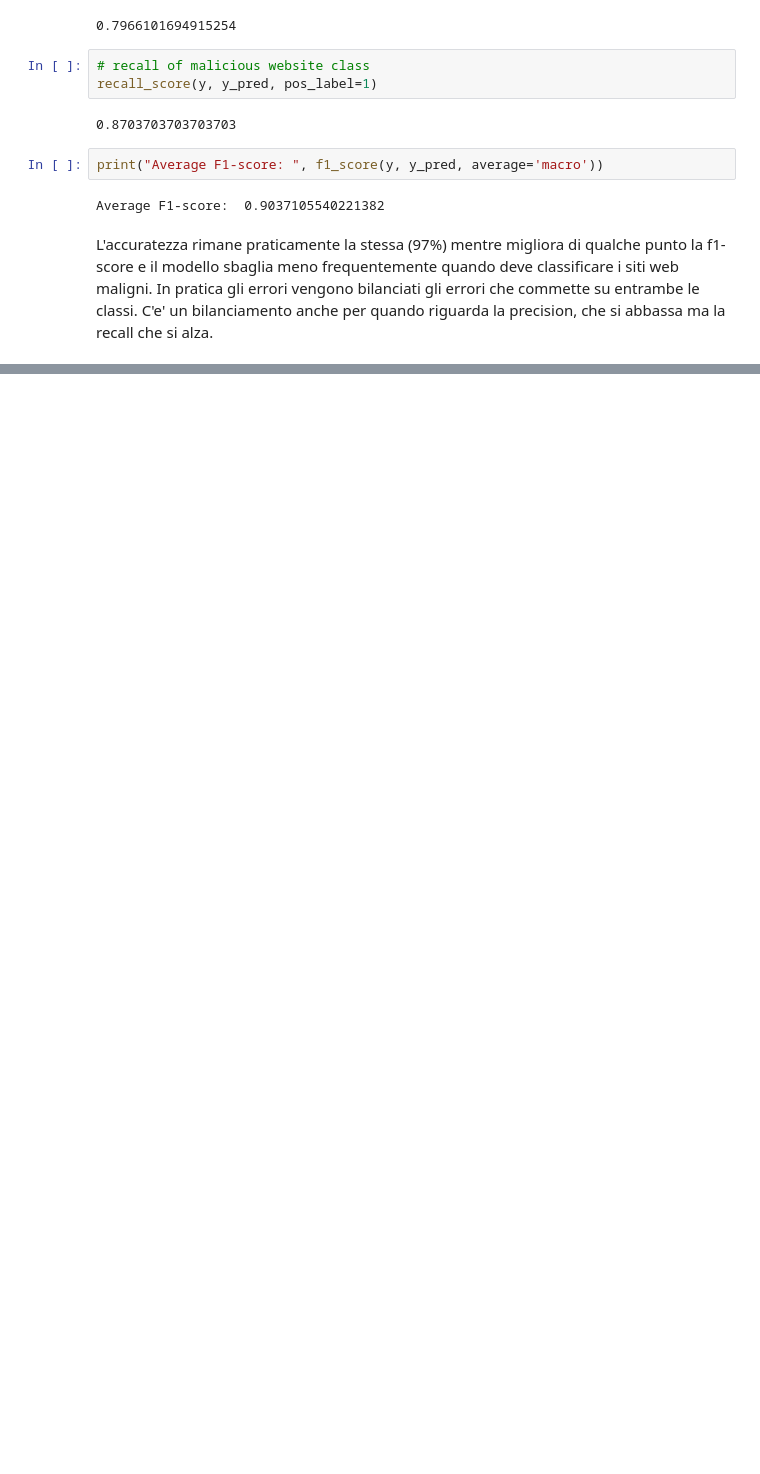
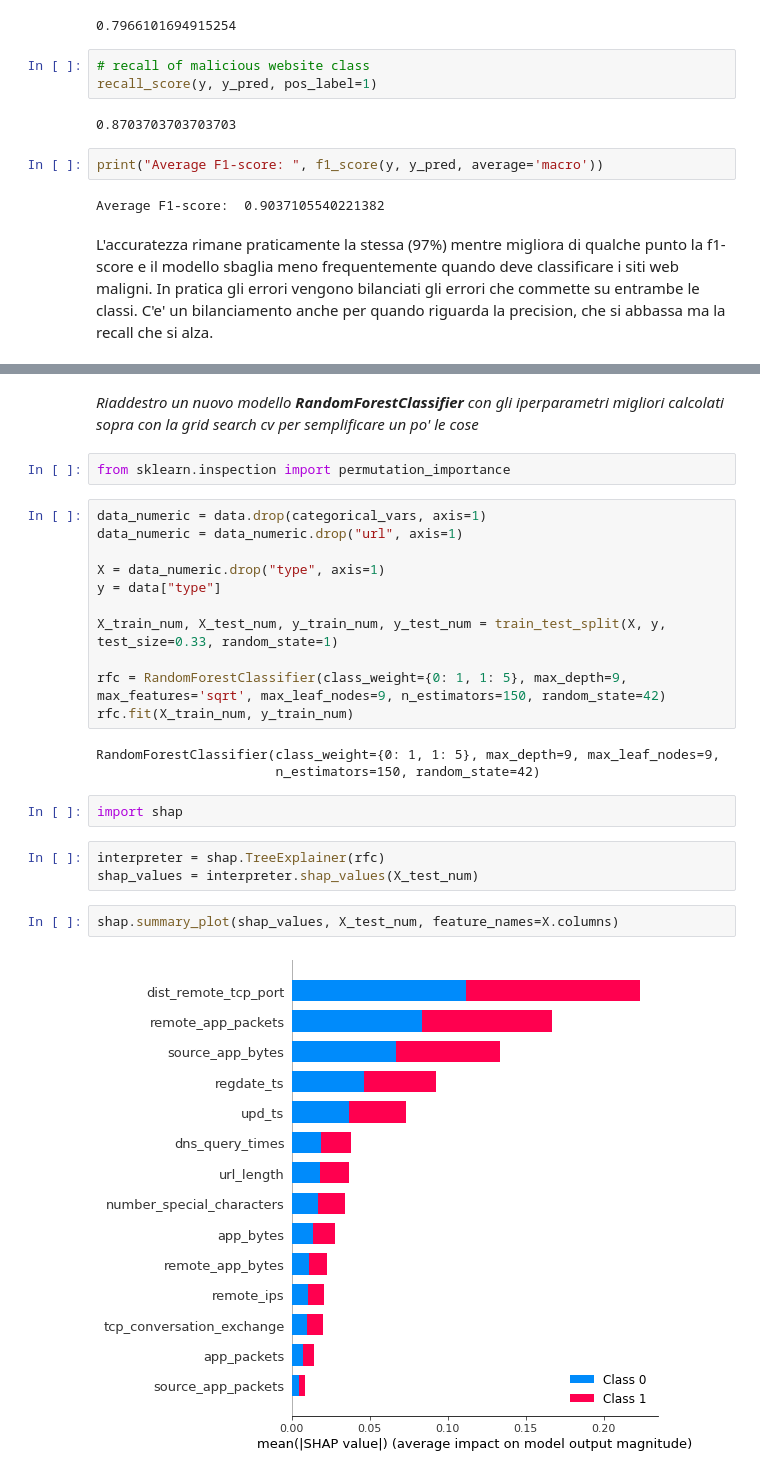
Before and after one commit to supmar23/predict_malicious_website, a Jupyter notebook: predict_malicious_website.ipynb, the cells around one changed output, grey strips where cells are left out. Cells and saved outputs as stored; diff of their text form; blank space fills up the shorter version.

```diff
--- a/predict_malicious_website.ipynb
+++ b/predict_malicious_website.ipynb
@@ -855,0 +863,27 @@ L'accuratezza rimane praticamente la stessa (97%) mentre migliora di qualche pun
+# %% [markdown]
+*Riaddestro un nuovo modello **RandomForestClassifier** con gli iperparametri migliori calcolati sopra con la grid search cv per semplificare un po' le cose*
+# %%
+from sklearn.inspection import permutation_importance
+# %%
+data_numeric = data.drop(categorical_vars, axis=1)
+data_numeric = data_numeric.drop("url", axis=1)
+
+X = data_numeric.drop("type", axis=1)
+y = data["type"]
+
+X_train_num, X_test_num, y_train_num, y_test_num = train_test_split(X, y, test_size=0.33, random_state=1)
+
+rfc = RandomForestClassifier(class_weight={0: 1, 1: 5}, max_depth=9, max_features='sqrt', max_leaf_nodes=9, n_estimators=150, random_state=42)
+rfc.fit(X_train_num, y_train_num)
+# %% [output]
+RandomForestClassifier(class_weight={0: 1, 1: 5}, max_depth=9, max_leaf_nodes=9,
+                       n_estimators=150, random_state=42)
+# %%
+import shap
+# %%
+interpreter = shap.TreeExplainer(rfc)
+shap_values = interpreter.shap_values(X_test_num)
+# %%
+shap.summary_plot(shap_values, X_test_num, feature_names=X.columns)
+# %% [output]
+[figure, added]
```
Also changed, not shown: parts of 12 cells of this notebook.
